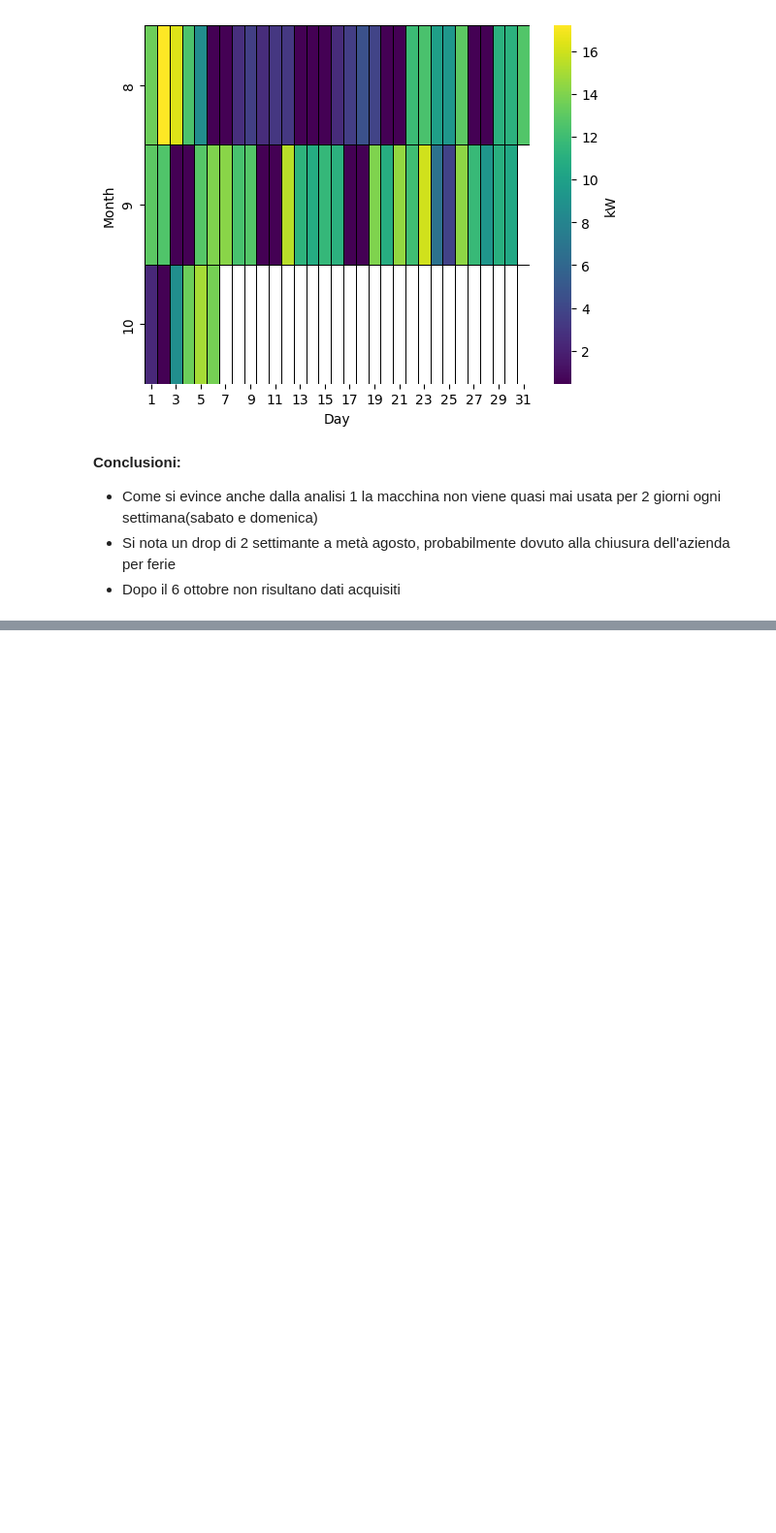
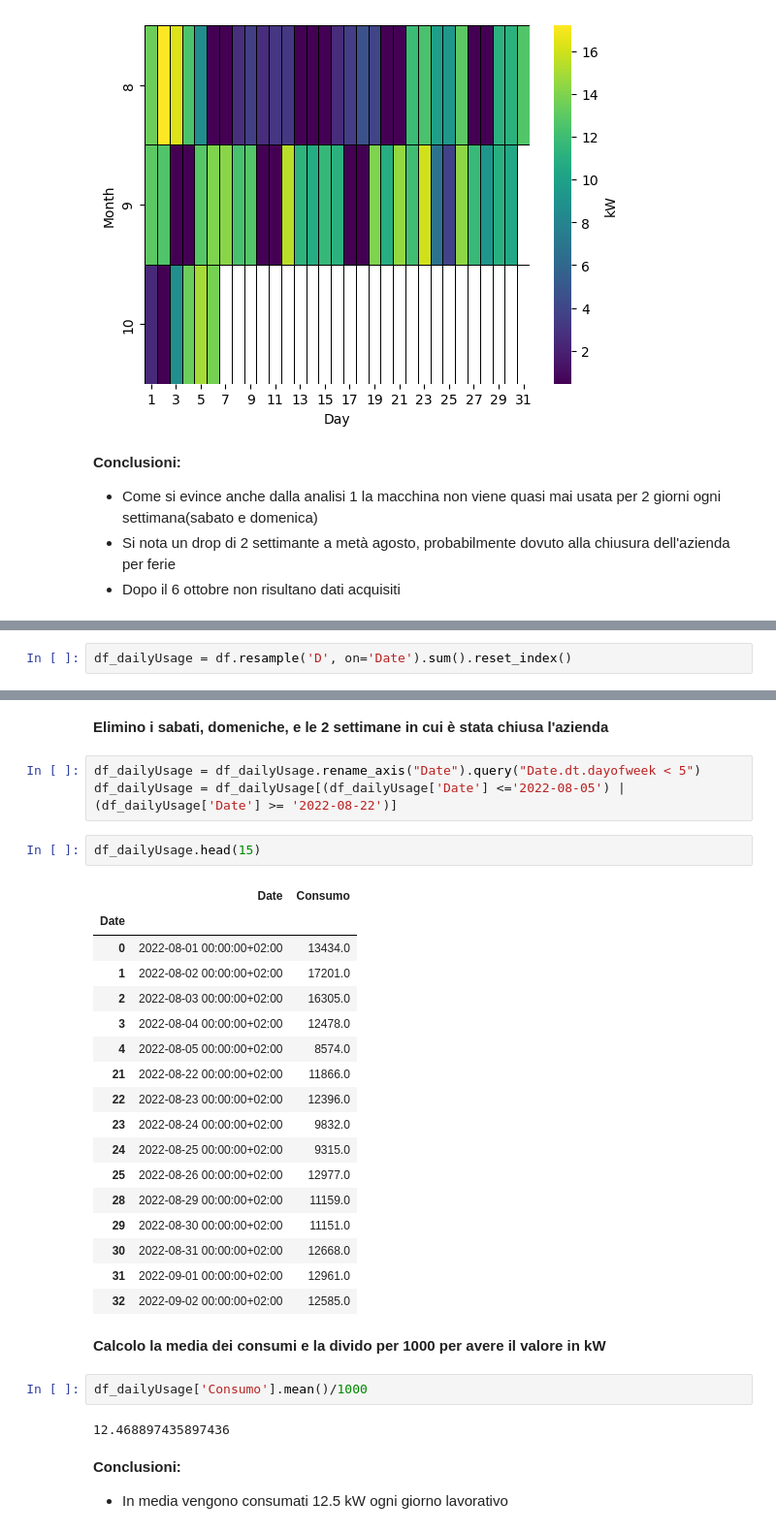
Before and after one commit to massimilianobattelli/TSI-Coffee-machine-Consumption, a Jupyter notebook: main.ipynb, the cells around one changed output, grey strips where cells are left out. Shown: that part at 97% size. Cells and saved outputs as stored; diff of their text form; blank space fills up the shorter version.

```diff
--- a/main.ipynb
+++ b/main.ipynb
@@ -290,0 +315,2 @@ s = sns.heatmap(df_month, cmap="viridis", cbar_kws={'label': 'kW'}, linewidths=.
+# %%
+df_dailyUsage = df.resample('D', on='Date').sum().reset_index()
@@ -290,0 +333,34 @@ s = sns.heatmap(df_month, cmap="viridis", cbar_kws={'label': 'kW'}, linewidths=.
+# %% [markdown]
+**Elimino i sabati, domeniche, e le 2 settimane in cui è stata chiusa l'azienda**
+# %%
+df_dailyUsage = df_dailyUsage.rename_axis("Date").query("Date.dt.dayofweek < 5")
+df_dailyUsage = df_dailyUsage[(df_dailyUsage['Date'] <='2022-08-05') | (df_dailyUsage['Date'] >= '2022-08-22')]
+# %%
+df_dailyUsage.head(15)
+# %% [output]
+|  | Date | Consumo |
+| Date |  |  |
+| 0 | 2022-08-01 00:00:00+02:00 | 13434.0 |
+| 1 | 2022-08-02 00:00:00+02:00 | 17201.0 |
+| 2 | 2022-08-03 00:00:00+02:00 | 16305.0 |
+| 3 | 2022-08-04 00:00:00+02:00 | 12478.0 |
+| 4 | 2022-08-05 00:00:00+02:00 | 8574.0 |
+| 21 | 2022-08-22 00:00:00+02:00 | 11866.0 |
+| 22 | 2022-08-23 00:00:00+02:00 | 12396.0 |
+| 23 | 2022-08-24 00:00:00+02:00 | 9832.0 |
+| 24 | 2022-08-25 00:00:00+02:00 | 9315.0 |
+| 25 | 2022-08-26 00:00:00+02:00 | 12977.0 |
+| 28 | 2022-08-29 00:00:00+02:00 | 11159.0 |
+| 29 | 2022-08-30 00:00:00+02:00 | 11151.0 |
+| 30 | 2022-08-31 00:00:00+02:00 | 12668.0 |
+| 31 | 2022-09-01 00:00:00+02:00 | 12961.0 |
+| 32 | 2022-09-02 00:00:00+02:00 | 12585.0 |
+# %% [markdown]
+**Calcolo la media dei consumi e la divido per 1000 per avere il valore in kW**
+# %%
+df_dailyUsage['Consumo'].mean()/1000
+# %% [output]
+12.468897435897436
+# %% [markdown]
+**Conclusioni:**
+* In media vengono consumati 12.5 kW ogni giorno lavorativo
```
Also changed, not shown: parts of 13 cells of this notebook, 1 other file.
